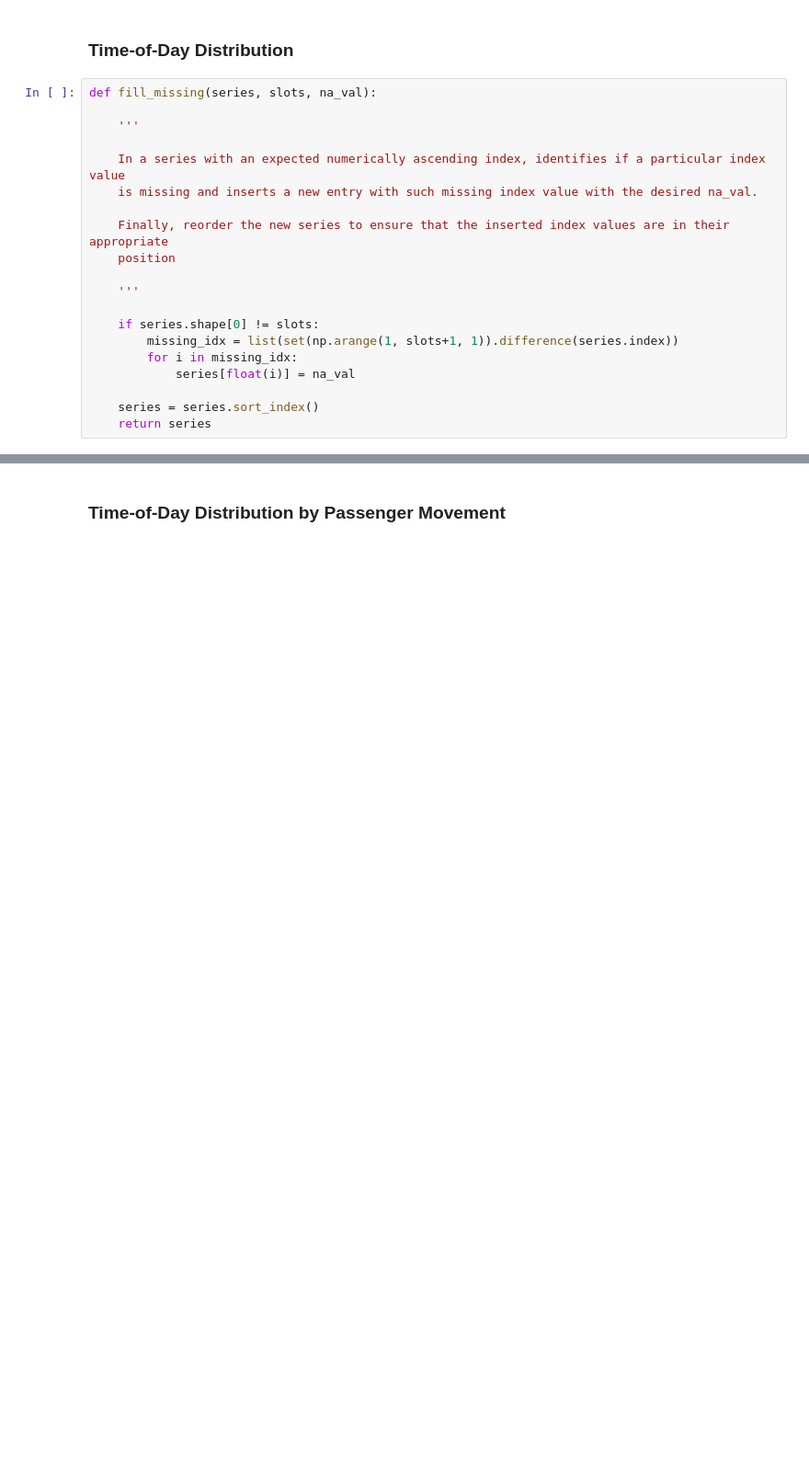
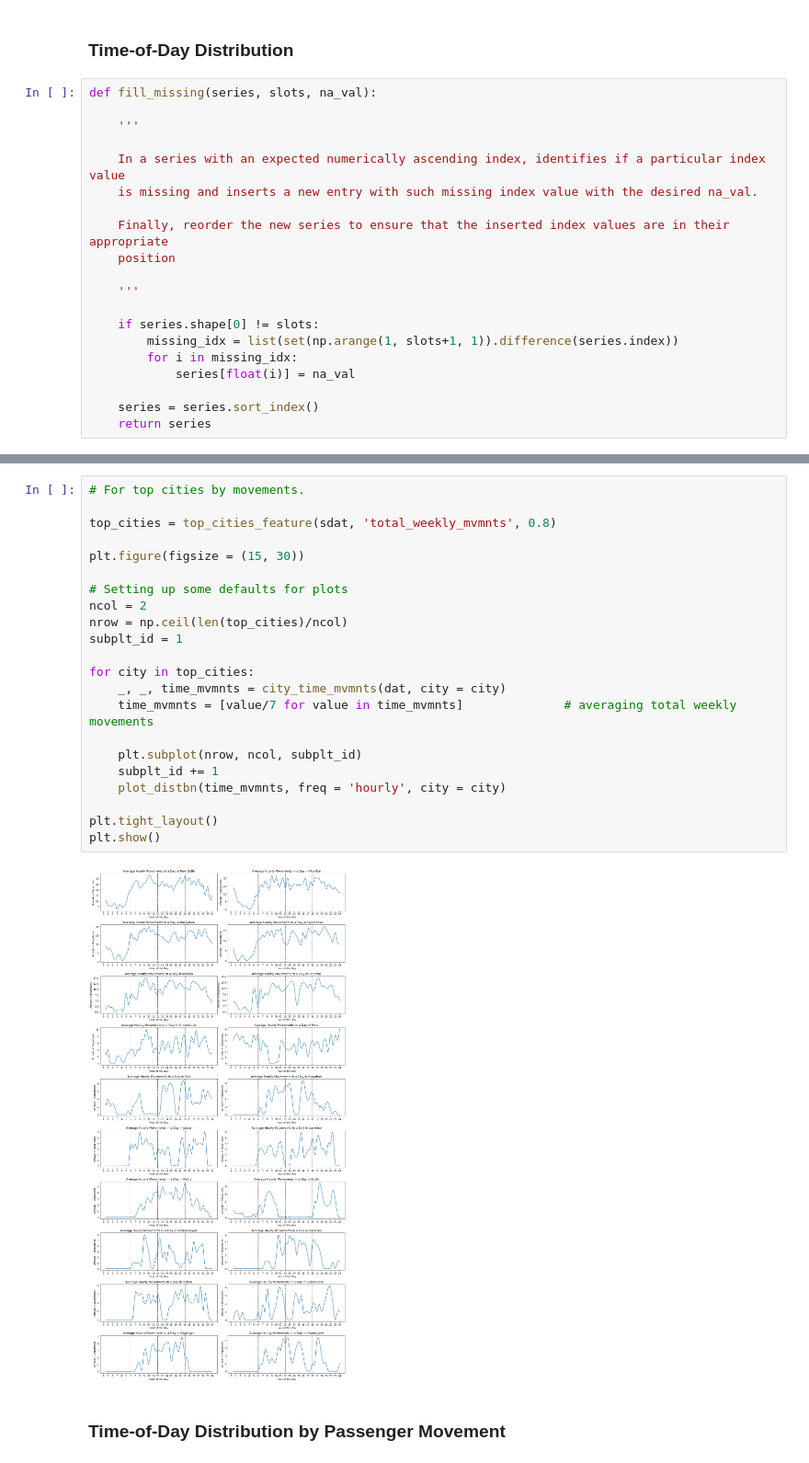
Before and after one commit to sanjeevgadre/Portfolio-Airport-Traffic, a Jupyter notebook: city-analysis.ipynb, the cells around one changed output, grey strips where cells are left out. Shown at 92% size. Cells and saved outputs as stored; diff of their text form; blank space fills up the shorter version.

```diff
--- a/city-analysis.ipynb
+++ b/city-analysis.ipynb
@@ -359,3 +349,27 @@ plt.show()
+# %%
+# For top cities by movements.
+
+top_cities = top_cities_feature(sdat, 'total_weekly_mvmnts', 0.8)
+
+plt.figure(figsize = (15, 30))
+
+# Setting up some defaults for plots
+ncol = 2
+nrow = np.ceil(len(top_cities)/ncol)
+subplt_id = 1
+
+for city in top_cities:
+    _, _, time_mvmnts = city_time_mvmnts(dat, city = city)
+    time_mvmnts = [value/7 for value in time_mvmnts]              # averaging total weekly movements
+
+    plt.subplot(nrow, ncol, subplt_id)
+    subplt_id += 1
+    plot_distbn(time_mvmnts, freq = 'hourly', city = city)
+
+plt.tight_layout()
+plt.show()
+# %% [output]
+[figure, added]
 # %% [markdown]
 ### Time-of-Day Distribution by Passenger Movement
 # %%
```
Also changed, not shown: parts of 9 cells of this notebook.
